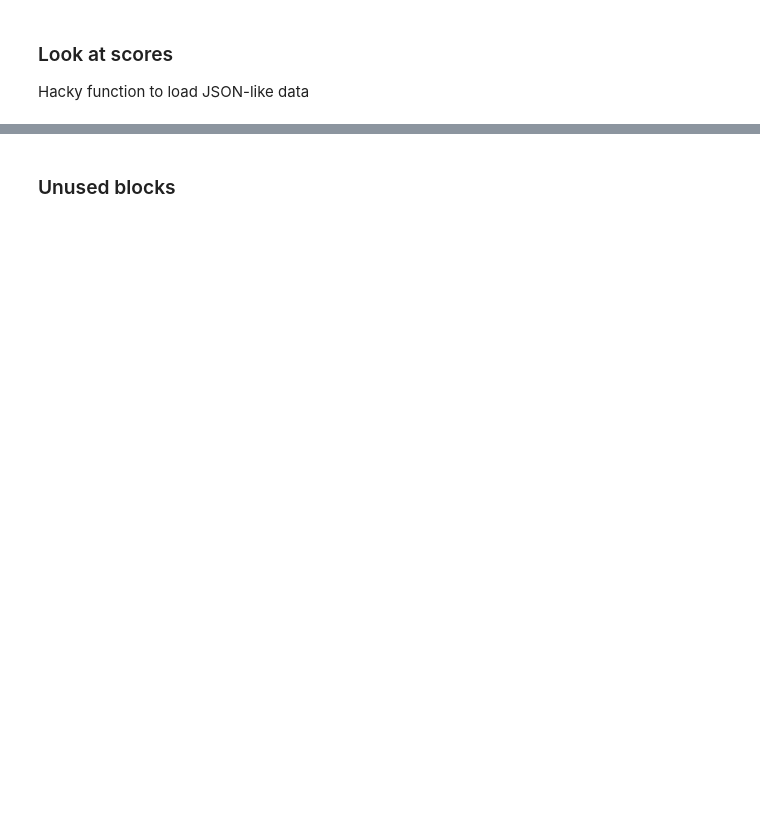
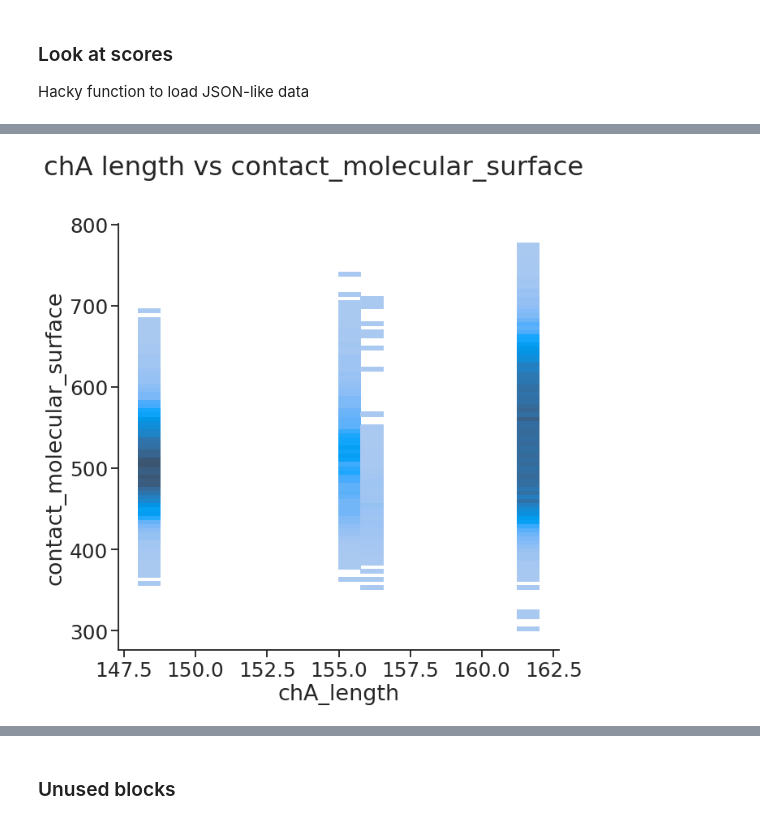
Before and after one commit to proleu/peptide_binders, a Jupyter notebook: 04_cleanup_filter.ipynb, the cells around one changed output, grey strips where cells are left out. Drawn from its saved outputs; the diff is of its cells as text; code cells hidden in the pictures; blank space fills up the shorter version.

```diff
--- a/04_cleanup_filter.ipynb
+++ b/04_cleanup_filter.ipynb
@@ -631,0 +722,8 @@ Wall time: 4min 54s
+# %%
+fig, ax = plt.subplots(figsize=(10, 10), tight_layout=True)
+sns.histplot(ax=ax, x="chA_length", y="contact_molecular_surface", data=scores_df)
+plt.suptitle(f"chA length vs contact_molecular_surface")
+sns.despine()
+plt.savefig(f"figs/04_length_vs_contact_molecular_surface.png")
+# %% [output]
+[figure, added]
```
Also changed, not shown: parts of 31 cells of this notebook, 3 other files.
